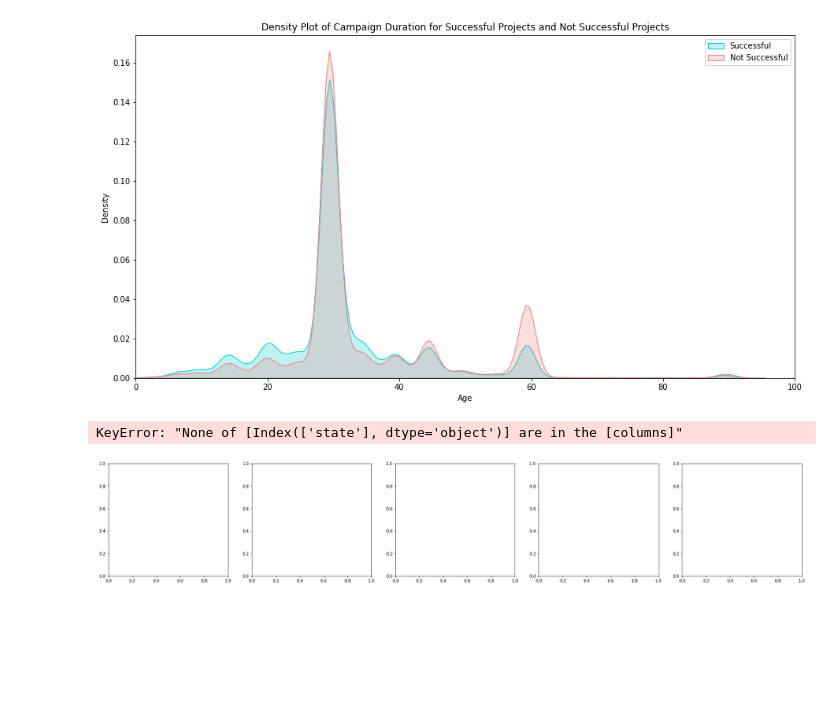
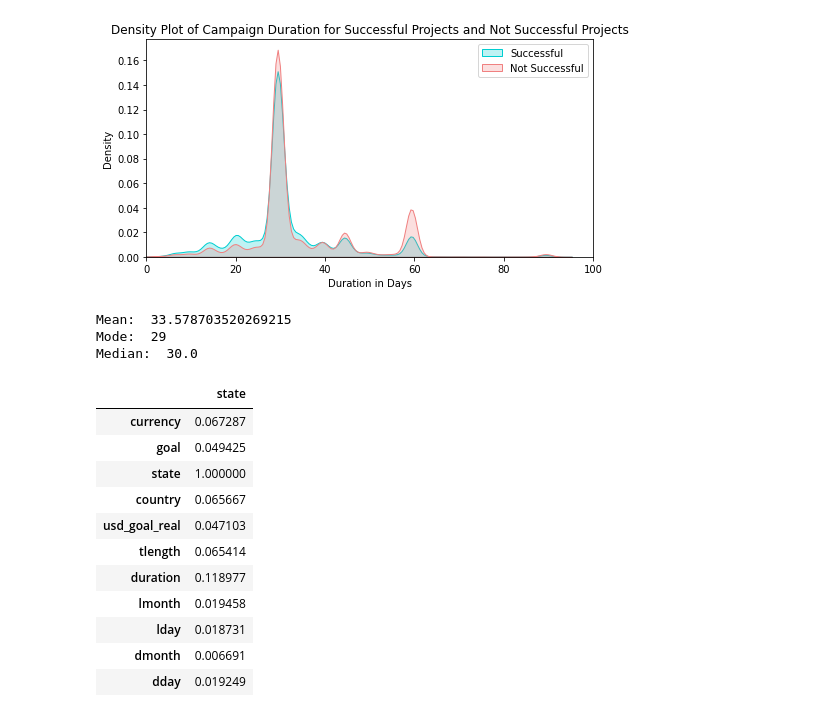
Before and after one commit to alexanderameye/machine-learning, a Jupyter notebook: project/data/notebook.ipynb, the cells around one changed output. Drawn from its saved outputs; the diff is of its cells as text; code cells hidden in the pictures; blank space fills up the shorter version.

```diff
--- a/project/data/notebook.ipynb
+++ b/project/data/notebook.ipynb
@@ -187,0 +167,18 @@ memory usage: 64.5+ MB
+# %%
+# DATA CORRECTION AND DATA COMPLETION
+
+# drop unused features
+# ignore errors so we can re-run this without issues
+data.drop(['ID', 'category','usd pledged', 'usd_pledged_real', 'backers', 'pledged'], axis=1, inplace=True, errors='ignore')
+
+# drop live projects
+# ignore errors so we can re-run this without issues
+data.drop(data[data.state == 'live'].index, axis=0, inplace=True, errors='ignore')
+
+# drop records with null names
+# ignore errors so we can re-run this without issues
+data.drop(data[data.name.isnull()].index, axis=0, inplace=True, errors='ignore')
+
+# replace 1970 anomalies with new launch date, 30 days before deadline
+# TODO: instead of checking for < 2000, we could check for == 1970, but I think I had issues with this
+data.loc[pd.DatetimeIndex(data['launched']).year < 2000, 'launched'] = data['deadline'] - pd.to_timedelta(30, unit='d')
@@ -188,30 +239,40 @@ memory usage: 64.5+ MB
 # %%
-plt.figure(figsize=(15,8))
-ax = sns.kdeplot(data['duration'][data.state == "successful"], color="darkturquoise", shade=True)
-sns.kdeplot(data['duration'][data.state == "failed"], color="lightcoral", shade=True)
+# DATA ANALYSIS AFTER FEATURE ENGINEERING
+# TODO: do more data analysis here
+
+# plot project duration
+plt.figure(figsize=(8,4))
+ax = sns.kdeplot(data['duration'][data.state == 1], color="darkturquoise", shade=True)
+sns.kdeplot(data['duration'][data.state == 0], color="lightcoral", shade=True)
 plt.legend(['Successful', 'Not Successful'])
 plt.title('Density Plot of Campaign Duration for Successful Projects and Not Successful Projects')
-ax.set(xlabel='Age')
+ax.set(xlabel='Duration in Days')
 
 # maximum project duration is 92 days
 plt.xlim(0,100)
 plt.show()
+
+# print statistical data
+print("Mean: ", data['duration'].mean())
+print("Mode: ", data['duration'].mode()[0])
+print("Median: ", data['duration'].median())
+
+# correlations
+data.corr().abs()[['state']]
 # %% [output]
-[figure, old version]
+[figure, new version]
+Mean:  33.578703520269215
+Mode:  29
+Median:  30.0
+|  | state |
+| currency | 0.067287 |
+| goal | 0.049425 |
+| state | 1.000000 |
+| country | 0.065667 |
+| usd_goal_real | 0.047103 |
+| tlength | 0.065414 |
+| duration | 0.118977 |
+| lmonth | 0.019458 |
+| lday | 0.018731 |
+| dmonth | 0.006691 |
+| dday | 0.019249 |
-# %%
-# find correlations
-data.corr().abs()[['state']]
-# %% [output]
-KeyError: "None of [Index(['state'], dtype='object')] are in the [columns]"
-# %%
-# make 5 subplots
-fig, axs = plt.subplots(ncols=5, figsize=(30,5))
-
-# draw plots
-# sb.violinplot(x="survived", y="age", hue="sex", data=data, ax=axs[0])
-# sb.pointplot(x="sibsp", y="survived", hue="sex", data=data, ax=axs[1])
-# sb.pointplot(x="parch", y="survived", hue="sex", data=data, ax=axs[2])
-# sb.pointplot(x="pclass", y="survived", hue="sex", data=data, ax=axs[3])
-# sb.violinplot(x="survived", y="fare", hue="sex", data=data, ax=axs[4])
-# %% [output]
-[figure, removed]
```
Also changed, not shown: parts of 11 cells of this notebook.
